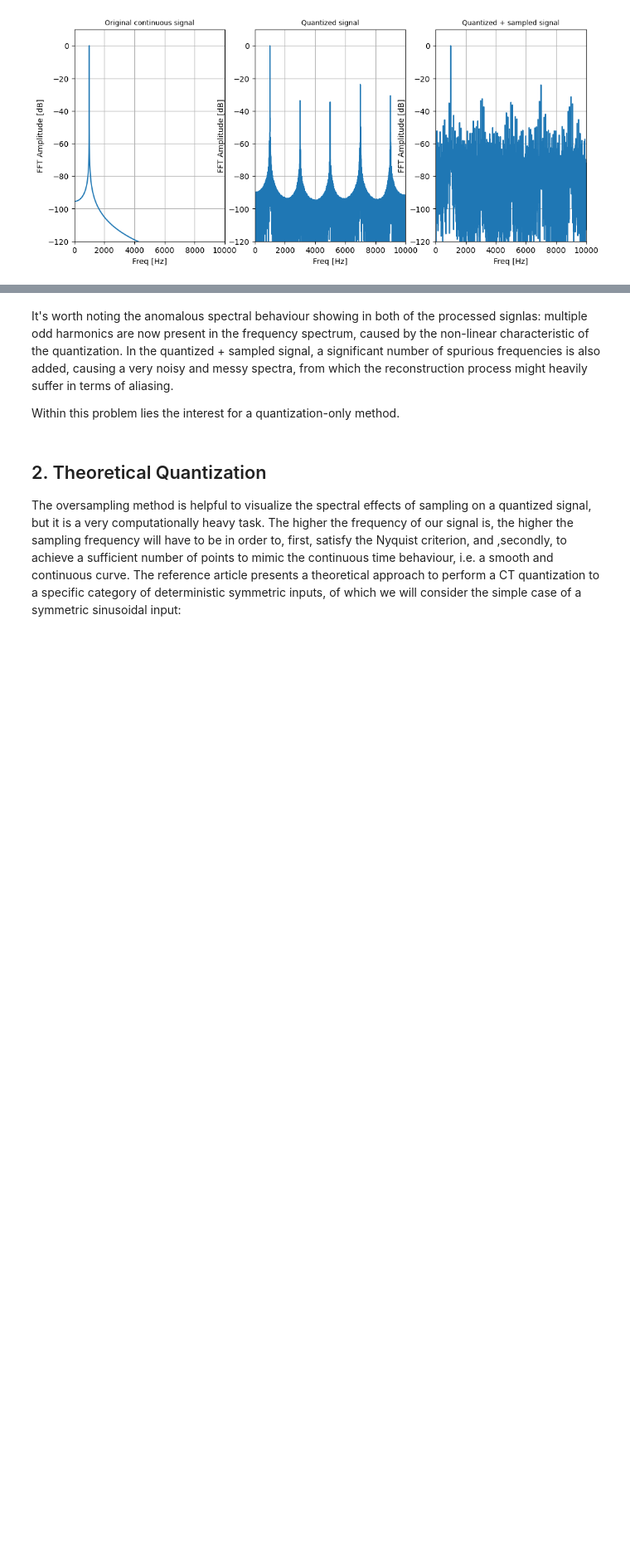
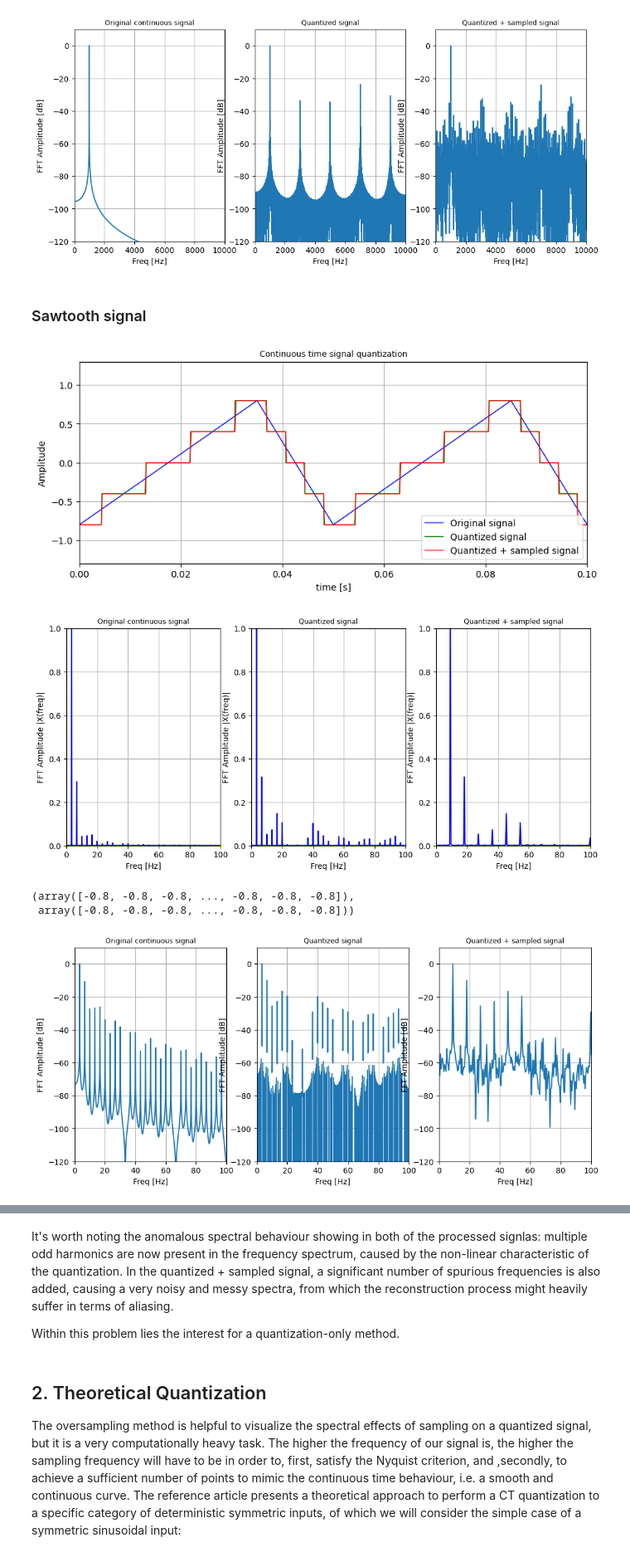
Before and after one commit to lindafabs/Semester-Project, a Jupyter notebook: Final_notebook.ipynb, the cells around one changed output, grey strips where cells are left out. Shown at 83% size. Cells and saved outputs as stored; diff of their text form; code cells hidden in the pictures; blank space fills up the shorter version.

```diff
--- a/Final_notebook.ipynb
+++ b/Final_notebook.ipynb
@@ -138,3 +137,22 @@ plt.subplot(1,3,3)
 utils.fourier_plot_db(freq_q_smp1, X_q_smp1, freq_lim=10000, ylim=-120,title="Quantized + sampled signal")
 # %% [output]
 [figure]
+# %% [markdown]
+### Sawtooth signal
+# %%
+def test_sawtooth(x):
+    f0 = 20 # Hz
+    return 0.8* signal.sawtooth(2 * np.pi * f0 * x, 0.7)
+# %%
+q = functions.quantizer(5)
+n_periods = 1000;
+f_wave = 5
+duration= n_periods*1/f_wave
+
+functions.q_and_smp(f_ct = 12000, f_smp = 4410 , f_wave = 20, duration = 1, gen_func = test_sawtooth, q=q, sample = True, plot = True, fourier= True)
+# %% [output]
+[figure, added]
+[figure, added]
+(array([-0.8, -0.8, -0.8, ..., -0.8, -0.8, -0.8]),
+ array([-0.8, -0.8, -0.8, ..., -0.8, -0.8, -0.8]))
+[figure, added]
```
Also changed, not shown: parts of 40 cells of this notebook, 4 other files.
